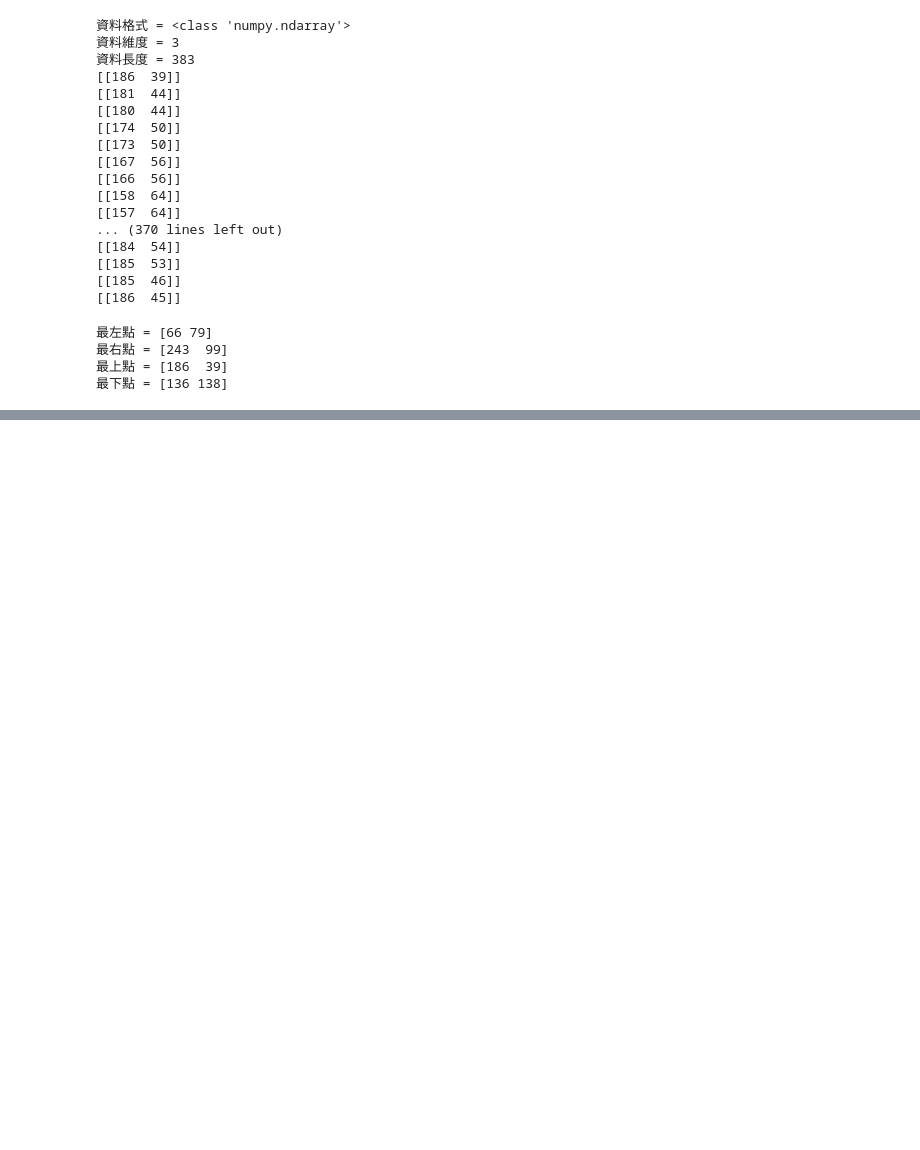
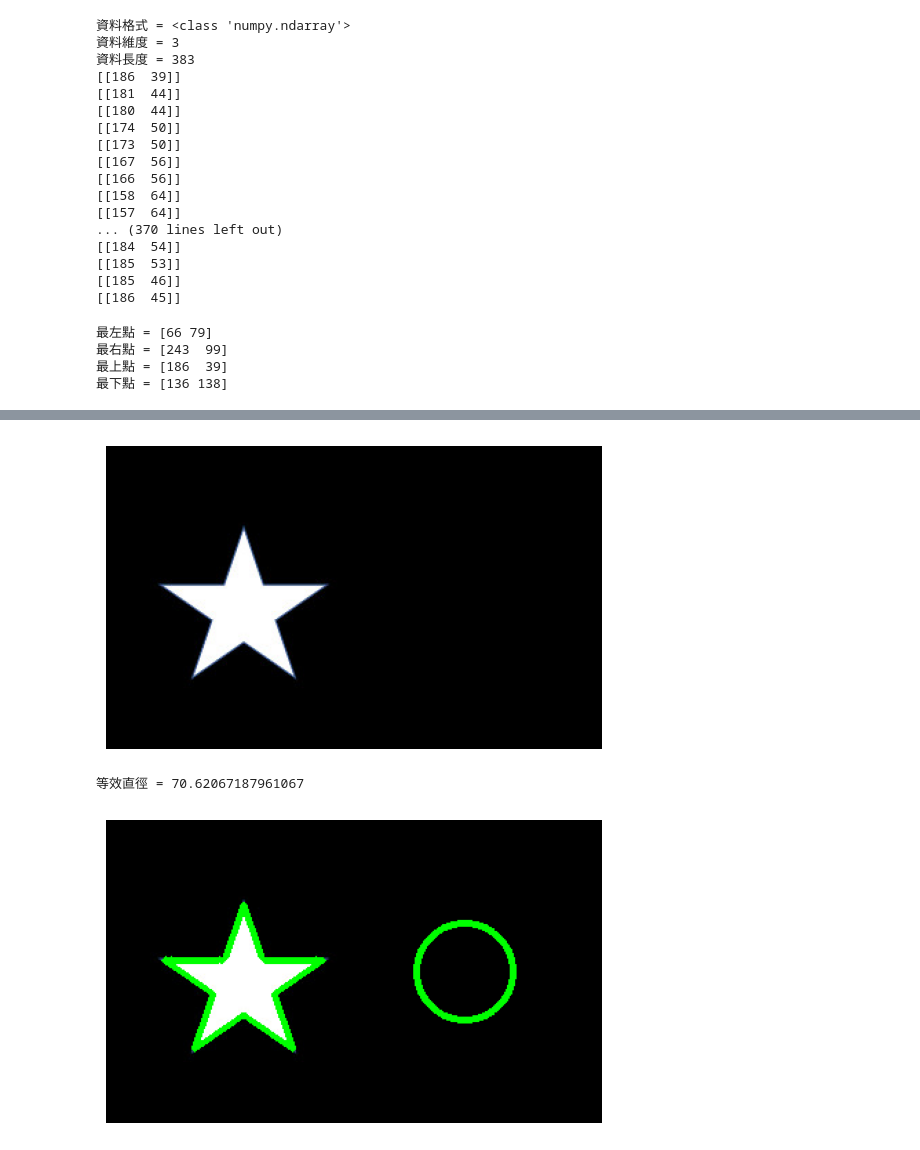
Before and after one commit to AnnaCheng58796907/yzu_CV, a Jupyter notebook: lesson11/lesson11_2.ipynb, the cells around one changed output, grey strips where cells are left out. Cells and saved outputs as stored; diff of their text form; code cells hidden in the pictures; blank space fills up the shorter version.

```diff
--- a/lesson11/lesson11_2.ipynb
+++ b/lesson11/lesson11_2.ipynb
@@ -518,0 +583,31 @@ cv2.destroyAllWindows()
+# %%
+# 等效直徑-與輪廓面積相等的圓型的直徑
+import cv2
+import numpy as np
+import matplotlib.pyplot as plt
+
+src = cv2.imread("star1.jpg")
+cv2.imshow("src", src)
+plt.axis("off")
+plt.imshow(cv2.cvtColor(src, cv2.COLOR_BGR2RGB))
+plt.show()
+src_gray = cv2.cvtColor(src, cv2.COLOR_BGR2GRAY)
+_, dst_binary = cv2.threshold(src_gray, 127, 255, cv2.THRESH_BINARY)
+contours, _ = cv2.findContours(dst_binary,
+                               cv2.RETR_LIST,
+                               cv2.CHAIN_APPROX_SIMPLE)
+dst = cv2.drawContours(src, contours, -1, (0, 255, 0), 3)       # 繪製輪廓
+con_area = cv2.contourArea(contours[0])                         # 輪廓面積
+ed = np.sqrt(4 * con_area / np.pi)                              # 計算等效直徑
+print(f"等效直徑 = {ed}")
+dst = cv2.circle(src, (260, 110), int(ed/2), (0, 255, 0), 3)
+cv2.imshow("dst", dst)
+plt.axis("off")
+plt.imshow(cv2.cvtColor(dst, cv2.COLOR_BGR2RGB))
+plt.show()
+cv2.waitKey(0)
+cv2.destroyAllWindows()
+# %% [output]
+[figure, added]
+等效直徑 = 70.62067187961067
+[figure, added]
```
Also changed, not shown: parts of 10 cells of this notebook, 2 other files.
